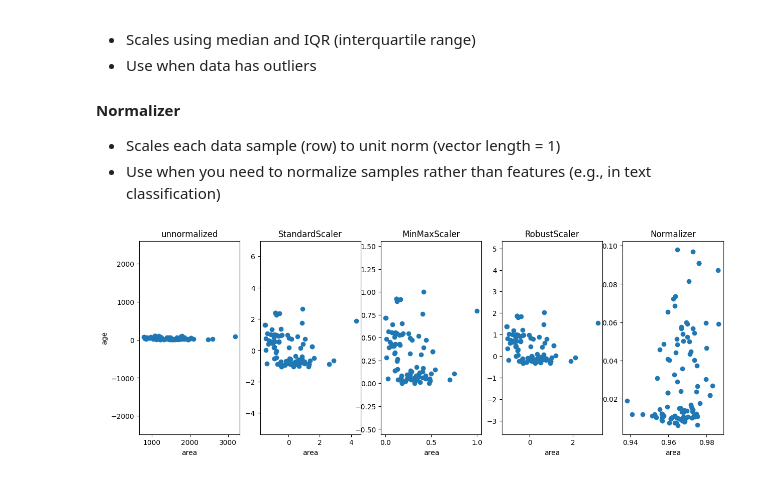
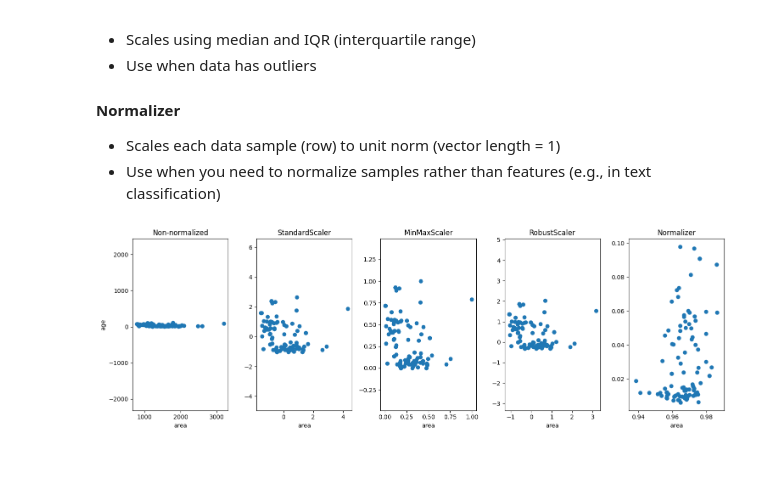
Before and after one commit to marslatt/ML-AI-notes, a Jupyter notebook: courses/3.08_Feature scaling.ipynb, the cells around one changed output. Saved outputs shown, nothing was run; the diff lists cells and outputs as text; code cells hidden in the pictures.

```diff
--- a/courses/3.08_Feature scaling.ipynb
+++ b/courses/3.08_Feature scaling.ipynb
@@ -98,19 +99,14 @@ X_mean = (X - mu)/(maxv - minv)
 X_znorm = (X - mu)/sigma
 
 # Plot
+dataset = [X, X_mean, X_znorm]
 fig,ax=plt.subplots(1, 3, figsize=(12, 3))
-ax[0].scatter(X[:,0], X[:,3])
-ax[0].set_xlabel(X_cols[0]);
+for i, title in enumerate(["Non-normalized", "Mean normalization", "Z-score normalized"]):
+    ax[i].scatter(dataset[i][:, 0], dataset[i][:, 3])
+    ax[i].set_xlabel(X_cols[0]);
+    ax[i].set_title(title)
+    ax[i].axis('equal')  # ensures that the x-axis and y-axis have the same scale
 ax[0].set_ylabel(X_cols[3]);
-ax[0].set_title("unnormalized")
-ax[0].axis('equal')
-ax[1].scatter(X_mean[:,0], X_mean[:,3])
-ax[1].set_xlabel(X_cols[0]);
-ax[1].set_title("Mean normalization")
-ax[1].axis('equal')
-ax[2].scatter(X_znorm[:,0], X_znorm[:,3])
-ax[2].set_xlabel(X_cols[0]);
-ax[2].set_title("Z-score normalized")
-ax[2].axis('equal')
+plt.tight_layout()
 plt.show()
 # %% [output]
@@ -134,46 +130,30 @@ plt.show()
 * Scales each data sample (row) to unit norm (vector length = 1)
 * Use when you need to normalize samples rather than features (e.g., in text classification)
 # %%
-from sklearn.preprocessing import StandardScaler
-from sklearn.preprocessing import MinMaxScaler
-from sklearn.preprocessing import RobustScaler
-from sklearn.preprocessing import Normalizer
+from sklearn.preprocessing import StandardScaler, MinMaxScaler, RobustScaler, Normalizer
 
 scaler = StandardScaler()
 ss_X = scaler.fit_transform(X)
 
 scaler = MinMaxScaler()
 mms_X = scaler.fit_transform(X)
 
 scaler = RobustScaler()
 rs_X = scaler.fit_transform(X)
 
 scaler = Normalizer()
 n_data = scaler.fit_transform(data)
 
 # Plot
+dataset = [X, ss_X, mms_X, rs_X, n_data]
 fig,ax=plt.subplots(1, 5, figsize=(15, 5))
-ax[0].scatter(X[:,0], X[:,3])
-ax[0].set_xlabel(X_cols[0]);
+for i, title in enumerate(["Non-normalized", "StandardScaler", "MinMaxScaler", "RobustScaler", "Normalizer"]):
+    ax[i].scatter(dataset[i][:, 0], dataset[i][:, 3])
+    ax[i].set_xlabel(X_cols[0]);
+    ax[i].set_title(title)
+    ax[i].axis('equal')  # ensures that the x-axis and y-axis have the same scale
 ax[0].set_ylabel(X_cols[3]);
-ax[0].set_title("unnormalized")
-ax[0].axis('equal')
-ax[1].scatter(ss_X[:,0], ss_X[:,3])
-ax[1].set_xlabel(X_cols[0]);
-ax[1].set_title("StandardScaler")
-ax[1].axis('equal')
-ax[2].scatter(mms_X[:,0], mms_X[:,3])
-ax[2].set_xlabel(X_cols[0]);
-ax[2].set_title("MinMaxScaler")
-ax[2].axis('equal')
-ax[3].scatter(rs_X[:,0], rs_X[:,3])
-ax[3].set_xlabel(X_cols[0]);
-ax[3].set_title("RobustScaler")
-ax[3].axis('equal')
-ax[4].scatter(n_data[:,0], n_data[:,3])
-ax[4].set_xlabel(X_cols[0]);
-ax[4].set_title("Normalizer")
-ax[4].axis('equal')
+plt.tight_layout()
 plt.show()
 # %% [output]
-[figure, old version]
+[figure, new version]
```
Also changed, not shown: parts of 2 cells of this notebook, 1 other file.
